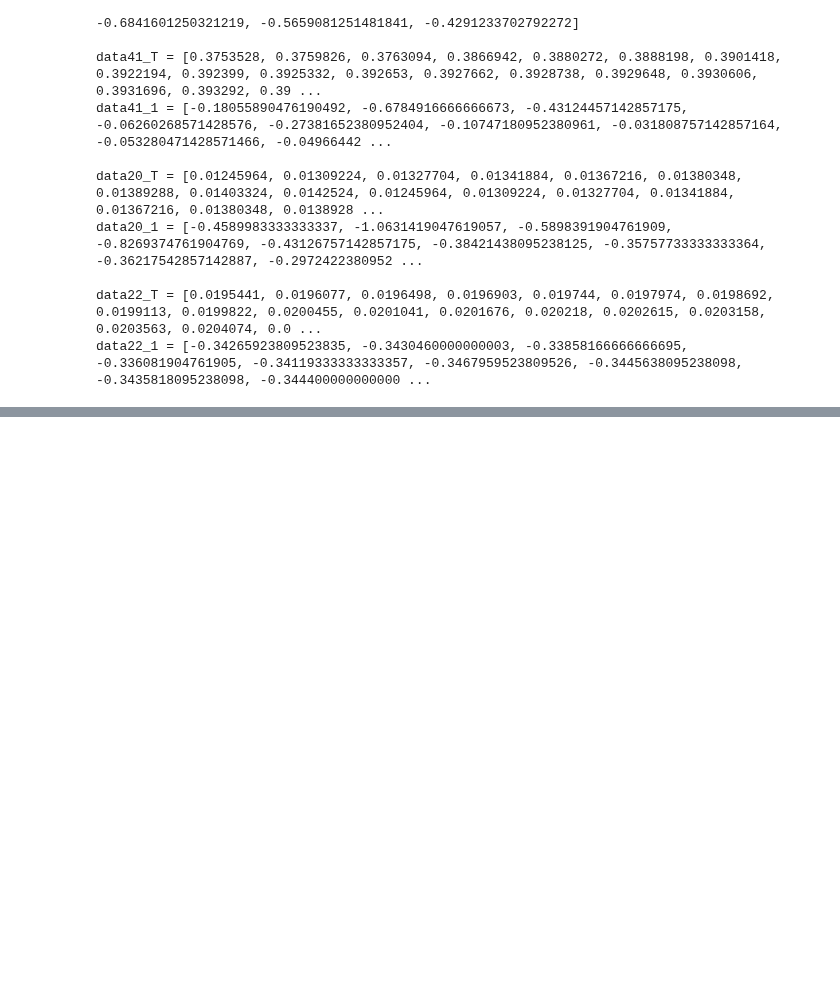
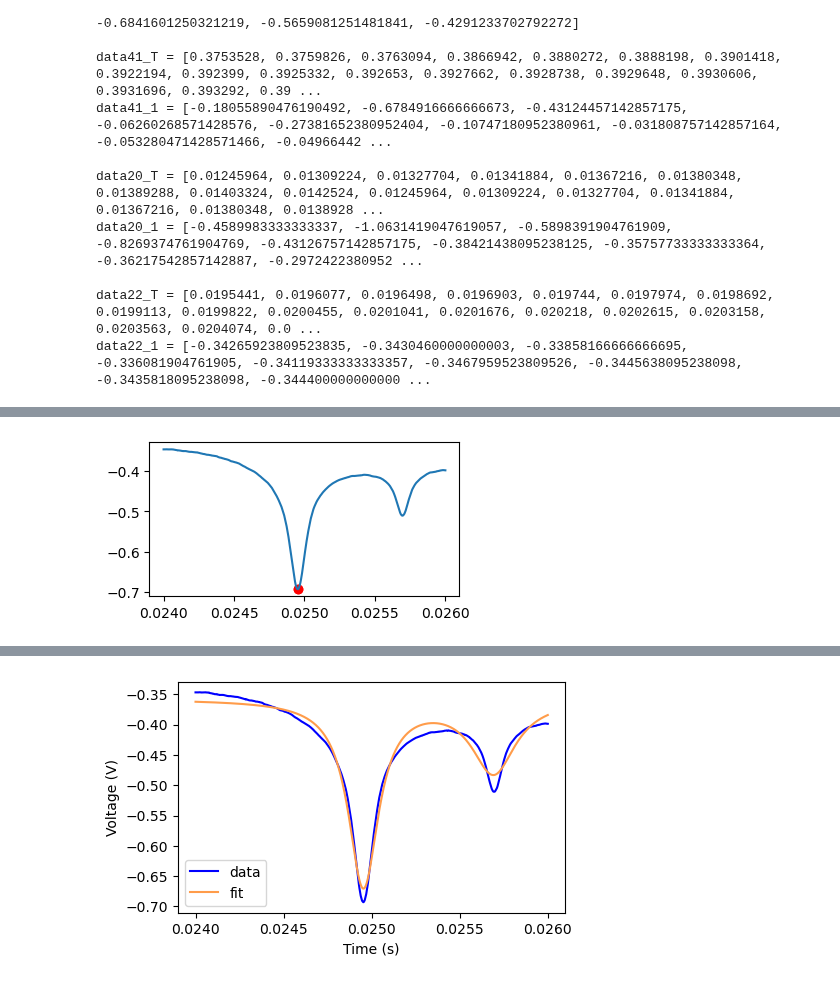
Before and after one commit to ain03-bit/Optics_3, a Jupyter notebook: 결과.ipynb, the cells around one changed output, grey strips where cells are left out. Drawn from its saved outputs; the diff is of its cells as text; code cells hidden in the pictures; blank space fills up the shorter version.

```diff
--- a/결과.ipynb
+++ b/결과.ipynb
@@ -1062,0 +1159,72 @@ Min point: 0.0249527 -0.6930782331094751
+# %%
+t, y, y_smooth,f, f_smooth = load_and_smooth(22)
+
+t_min = 0.024
+t_max = 0.026
+mask = (t >= t_min) & (t <= t_max)
+t_sel = t[mask]
+y_sel = y_smooth[mask]
+raw_sel = y[mask]
+f_sel = f_smooth[mask]
+
+
+def multi_lorentzian(x, *params):
+    C = params[-1]  # 마지막 파라미터를 baseline으로
+    y = np.zeros_like(x)
+
+    for i in range(0, len(params)-1, 3):
+        A, x0, gamma = params[i:i+3]
+        y -= A * (gamma**2 / ((x - x0)**2 + gamma**2))
+
+    return y + C
+
+idx1 = np.argmin(y_sel)
+
+# 두 번째 dip (대충 오른쪽에서 찾기)
+idx2 = idx1 + np.argmin(y_sel[idx1+20:]) + 20
+
+p0 = [
+    0.3, t_sel[idx1], 0.0002,   # 큰 dip
+    0.15, t_sel[idx2], 0.0002,  # 작은 dip
+    np.mean(y_sel)              # baseline
+]
+#디버깅?
+plt.figure(figsize=(4,2))
+plt.plot(t_sel, y_sel)
+plt.scatter([p0[1], p0[4]], [y_sel[idx1], y_sel[idx2]], color='red')
+plt.show()
+
+popt, pcov = curve_fit(
+    multi_lorentzian,
+    t_sel,
+    y_sel,
+    p0=p0,
+    bounds=(
+        [0, t_sel.min(), 0,   0, t_sel.min(), 0,   -np.inf],
+        [1, t_sel.max(), 0.01, 1, t_sel.max(), 0.01, np.inf]
+    )
+)
+
+n_peaks = (len(popt) - 1) // 3
+
+for i in range(n_peaks):
+    A = popt[3*i]
+    x0 = popt[3*i + 1]
+    gamma = popt[3*i + 2]
+
+    print(f"Peak {i+1}:")
+    print(f"  x0 = {x0}")
+    print(f"  gamma = {gamma}")
+    print(f"  A = {A}")
+
+print(f"Baseline C = {popt[-1]}")
+plt.figure(figsize=(5,3))
+plt.gca().xaxis.set_major_locator(MultipleLocator(0.0005))
+plt.plot(t_sel, y_sel, label='data', color = 'blue')
+plt.plot(t_sel, multi_lorentzian(t_sel, *popt), label='fit', color = "#ff9c4a")
+plt.legend()
+plt.xlabel("Time (s)")
+plt.ylabel("Voltage (V)")
+plt.show()
+# %% [output]
+[figure, added]
@@ -1062,0 +1240 @@ Min point: 0.0249527 -0.6930782331094751
+[figure, added]
```
Also changed, not shown: parts of 5 cells of this notebook.
